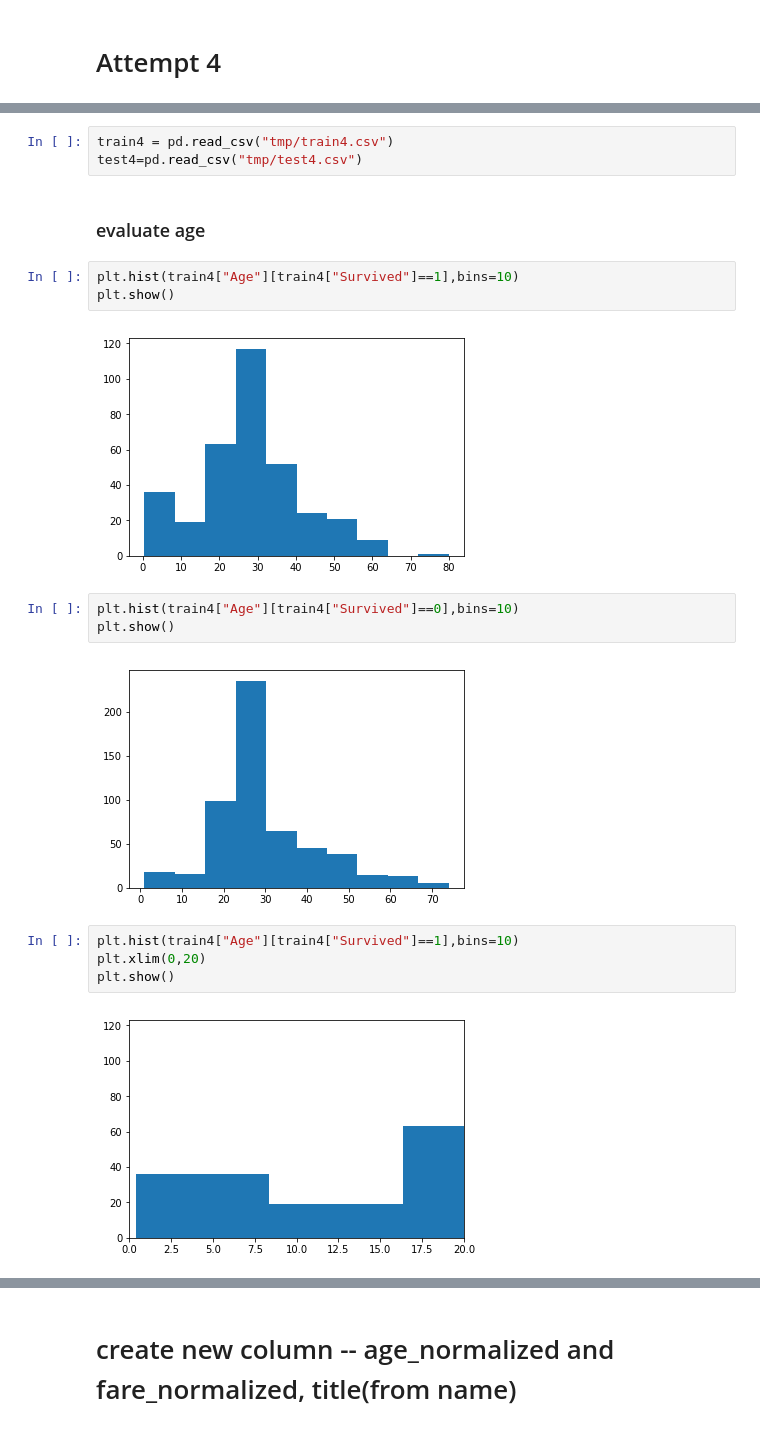
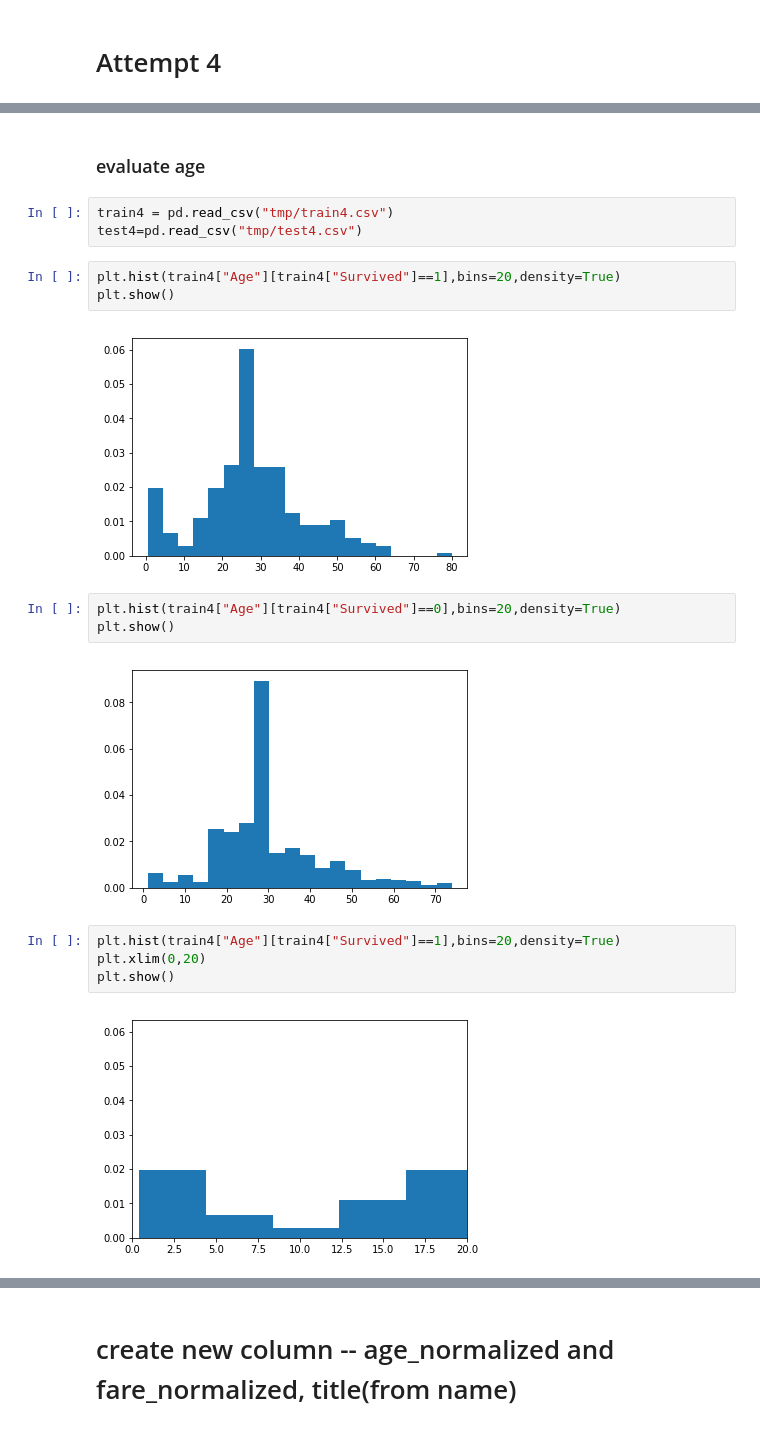
Before and after one commit to akhil451/titanic, a Jupyter notebook: titanic.ipynb, the cells around one changed output, grey strips where cells are left out. Saved outputs shown, nothing was run; the diff lists cells and outputs as text.

```diff
--- a/titanic.ipynb
+++ b/titanic.ipynb
@@ -444,24 +462,24 @@ test4=test3.to_csv("tmp/test4.csv",index=False)
 # Attempt 4
 # %% [markdown]
 <a id='the_destination'></a>
+# %% [markdown]
+### evaluate age
 # %%
 train4 = pd.read_csv("tmp/train4.csv")
 test4=pd.read_csv("tmp/test4.csv")
-# %% [markdown]
-### evaluate age
 # %%
-plt.hist(train4["Age"][train4["Survived"]==1],bins=10)
+plt.hist(train4["Age"][train4["Survived"]==1],bins=20,density=True)
 plt.show()
 # %% [output]
-[figure, old version]
+[figure, new version]
 # %%
-plt.hist(train4["Age"][train4["Survived"]==0],bins=10)
+plt.hist(train4["Age"][train4["Survived"]==0],bins=20,density=True)
 plt.show()
 # %% [output]
-[figure, old version]
+[figure, new version]
 # %%
-plt.hist(train4["Age"][train4["Survived"]==1],bins=10)
+plt.hist(train4["Age"][train4["Survived"]==1],bins=20,density=True)
 plt.xlim(0,20)
 plt.show()
 # %% [output]
-[figure, old version]
+[figure, new version]
```
Also changed, not shown: parts of 2 cells of this notebook.
